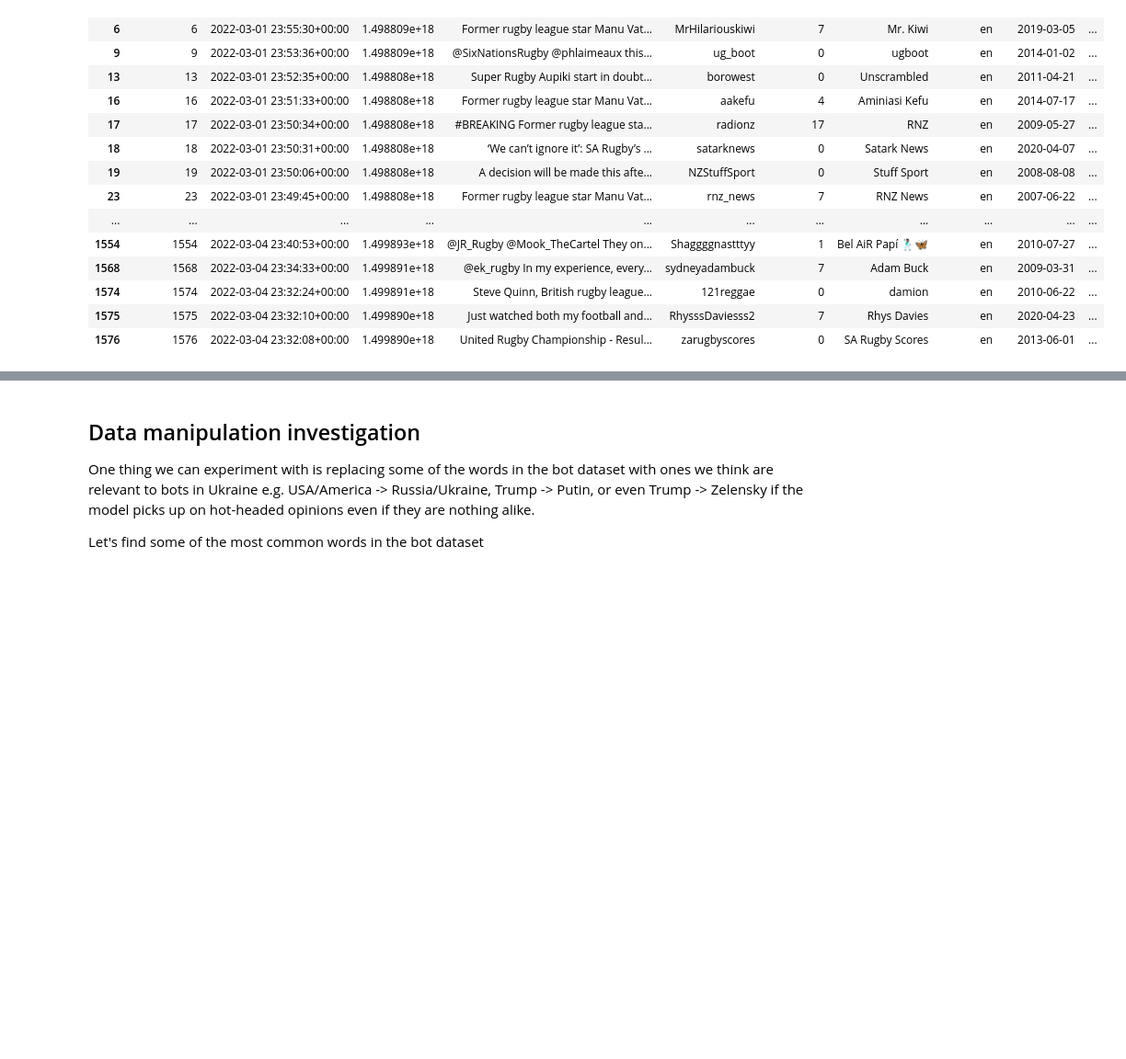
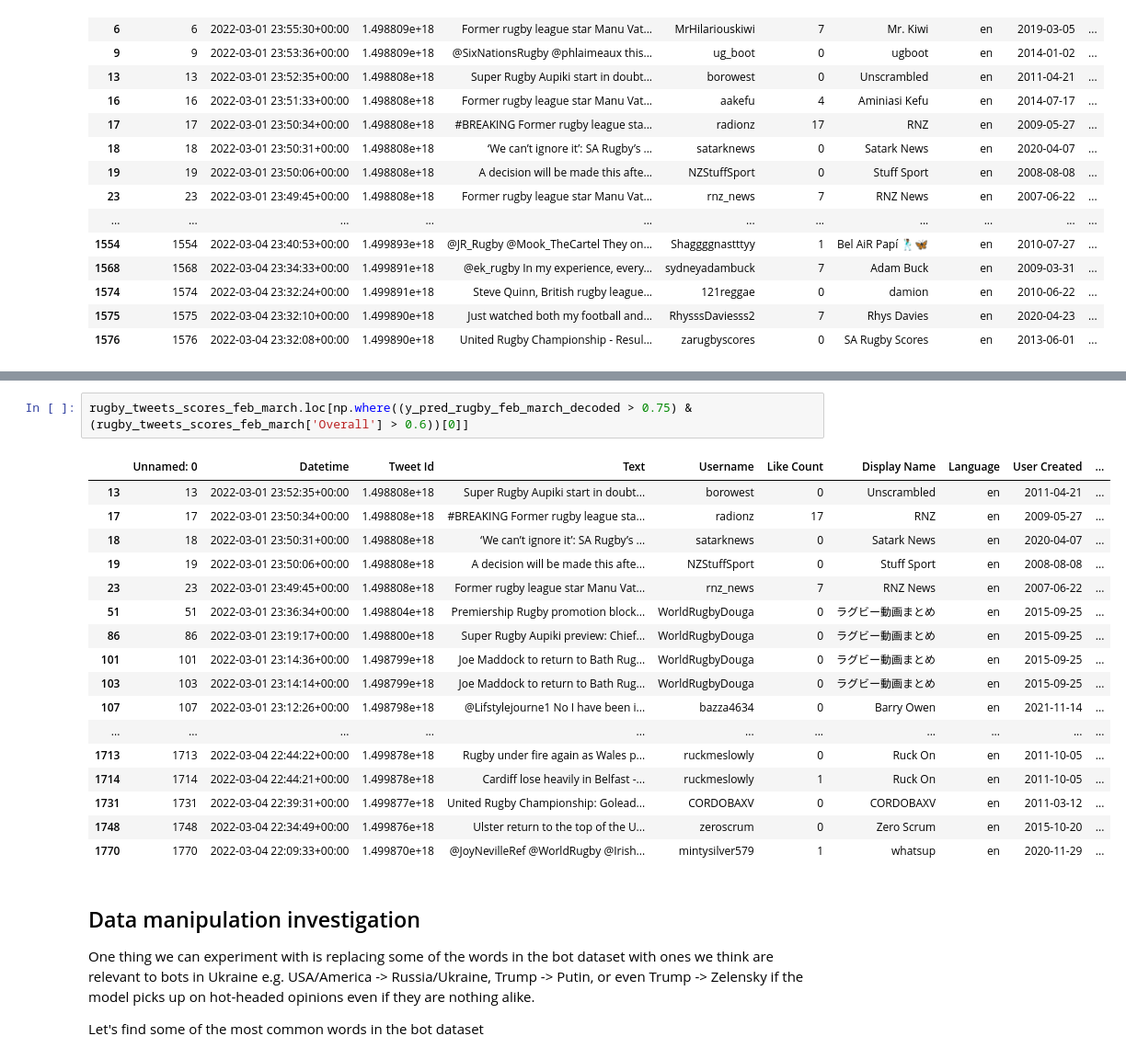
Before and after one commit to MikeSoughton/twitter-nlp, a Jupyter notebook: notebooks/tweet_cnn.ipynb, the cells around one changed output, grey strips where cells are left out. Shown at 92% size. Saved outputs shown, nothing was run; the diff lists cells and outputs as text; blank space fills up the shorter version.

```diff
--- a/notebooks/tweet_cnn.ipynb
+++ b/notebooks/tweet_cnn.ipynb
@@ -342,3 +362,23 @@ rugby_tweets_scores_feb_march.loc[np.where((y_pred_rugby_feb_march_decoded > 0.7
+# %%
+rugby_tweets_scores_feb_march.loc[np.where((y_pred_rugby_feb_march_decoded > 0.75) & (rugby_tweets_scores_feb_march['Overall'] > 0.6))[0]]
+# %% [output]
+|  | Unnamed: 0 | Datetime | Tweet Id | Text | Username | Like Count | Display Name | Language | User Created | ... |
+| 13 | 13 | 2022-03-01 23:52:35+00:00 | 1.498808e+18 | Super Rugby Aupiki start in doubt... | borowest | 0 | Unscrambled | en | 2011-04-21 | ... |
+| 17 | 17 | 2022-03-01 23:50:34+00:00 | 1.498808e+18 | #BREAKING Former rugby league sta... | radionz | 17 | RNZ | en | 2009-05-27 | ... |
+| 18 | 18 | 2022-03-01 23:50:31+00:00 | 1.498808e+18 | ‘We can’t ignore it’: SA Rugby’s ... | satarknews | 0 | Satark News | en | 2020-04-07 | ... |
+| 19 | 19 | 2022-03-01 23:50:06+00:00 | 1.498808e+18 | A decision will be made this afte... | NZStuffSport | 0 | Stuff Sport | en | 2008-08-08 | ... |
+| 23 | 23 | 2022-03-01 23:49:45+00:00 | 1.498808e+18 | Former rugby league star Manu Vat... | rnz_news | 7 | RNZ News | en | 2007-06-22 | ... |
+| 51 | 51 | 2022-03-01 23:36:34+00:00 | 1.498804e+18 | Premiership Rugby promotion block... | WorldRugbyDouga | 0 | ラグビー動画まとめ | en | 2015-09-25 | ... |
+| 86 | 86 | 2022-03-01 23:19:17+00:00 | 1.498800e+18 | Super Rugby Aupiki preview: Chief... | WorldRugbyDouga | 0 | ラグビー動画まとめ | en | 2015-09-25 | ... |
+| 101 | 101 | 2022-03-01 23:14:36+00:00 | 1.498799e+18 | Joe Maddock to return to Bath Rug... | WorldRugbyDouga | 0 | ラグビー動画まとめ | en | 2015-09-25 | ... |
+| 103 | 103 | 2022-03-01 23:14:14+00:00 | 1.498799e+18 | Joe Maddock to return to Bath Rug... | WorldRugbyDouga | 0 | ラグビー動画まとめ | en | 2015-09-25 | ... |
+| 107 | 107 | 2022-03-01 23:12:26+00:00 | 1.498798e+18 | @Lifstylejourne1 No I have been i... | bazza4634 | 0 | Barry Owen | en | 2021-11-14 | ... |
+| ... | ... | ... | ... | ... | ... | ... | ... | ... | ... | ... |
+| 1713 | 1713 | 2022-03-04 22:44:22+00:00 | 1.499878e+18 | Rugby under fire again as Wales p... | ruckmeslowly | 0 | Ruck On | en | 2011-10-05 | ... |
+| 1714 | 1714 | 2022-03-04 22:44:21+00:00 | 1.499878e+18 | Cardiff lose heavily in Belfast -... | ruckmeslowly | 1 | Ruck On | en | 2011-10-05 | ... |
+| 1731 | 1731 | 2022-03-04 22:39:31+00:00 | 1.499877e+18 | United Rugby Championship: Golead... | CORDOBAXV | 0 | CORDOBAXV | en | 2011-03-12 | ... |
+| 1748 | 1748 | 2022-03-04 22:34:49+00:00 | 1.499876e+18 | Ulster return to the top of the U... | zeroscrum | 0 | Zero Scrum | en | 2015-10-20 | ... |
+| 1770 | 1770 | 2022-03-04 22:09:33+00:00 | 1.499870e+18 | @JoyNevilleRef @WorldRugby @Irish... | mintysilver579 | 1 | whatsup | en | 2020-11-29 | ... |
 # %% [markdown]
 ## Data manipulation investigation
 
```
Also changed, not shown: parts of 7 cells of this notebook.
